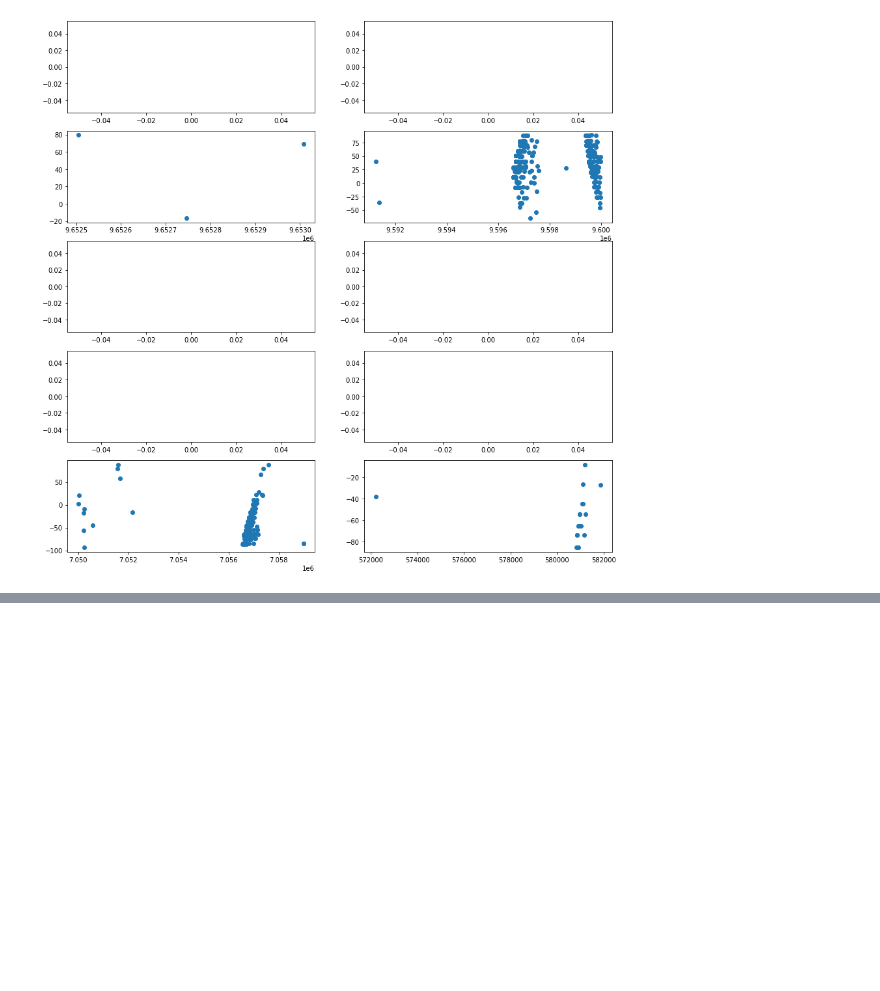
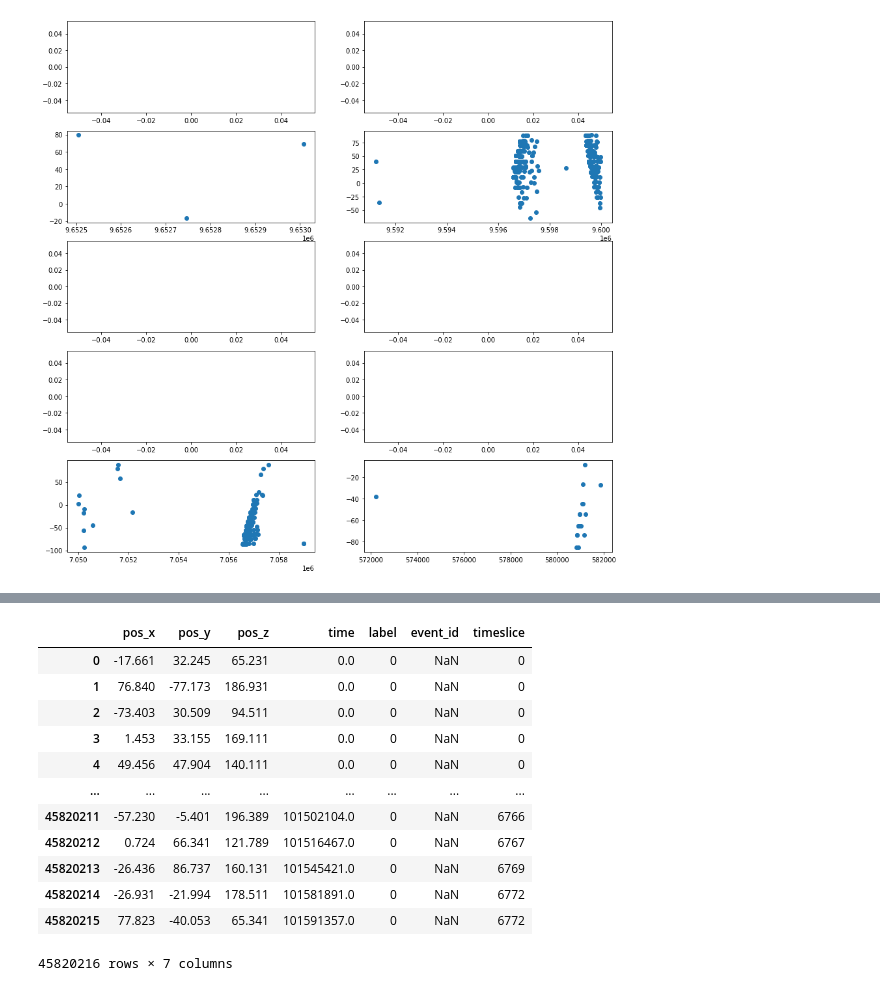
Before and after one commit to arumoy-shome/km3net, a Jupyter notebook: notebooks/verification.ipynb, the cells around one changed output, grey strips where cells are left out. Drawn from its saved outputs; the diff is of its cells as text; code cells hidden in the pictures; blank space fills up the shorter version.

```diff
--- a/notebooks/verification.ipynb
+++ b/notebooks/verification.ipynb
@@ -104,0 +110,17 @@ axs[4, 1].scatter(slice.time, slice.pos_x)
+# %%
+df = utils.load(DATADIR+'/processed/data.csv')
+df
+# %% [output]
+|  | pos_x | pos_y | pos_z | time | label | event_id | timeslice |
+| 0 | -17.661 | 32.245 | 65.231 | 0.0 | 0 | NaN | 0 |
+| 1 | 76.840 | -77.173 | 186.931 | 0.0 | 0 | NaN | 0 |
+| 2 | -73.403 | 30.509 | 94.511 | 0.0 | 0 | NaN | 0 |
+| 3 | 1.453 | 33.155 | 169.111 | 0.0 | 0 | NaN | 0 |
+| 4 | 49.456 | 47.904 | 140.111 | 0.0 | 0 | NaN | 0 |
+| ... | ... | ... | ... | ... | ... | ... | ... |
+| 45820211 | -57.230 | -5.401 | 196.389 | 101502104.0 | 0 | NaN | 6766 |
+| 45820212 | 0.724 | 66.341 | 121.789 | 101516467.0 | 0 | NaN | 6767 |
+| 45820213 | -26.436 | 86.737 | 160.131 | 101545421.0 | 0 | NaN | 6769 |
+| 45820214 | -26.931 | -21.994 | 178.511 | 101581891.0 | 0 | NaN | 6772 |
+| 45820215 | 77.823 | -40.053 | 65.341 | 101591357.0 | 0 | NaN | 6772 |
+45820216 rows × 7 columns
```
Also changed, not shown: parts of 5 cells of this notebook.
